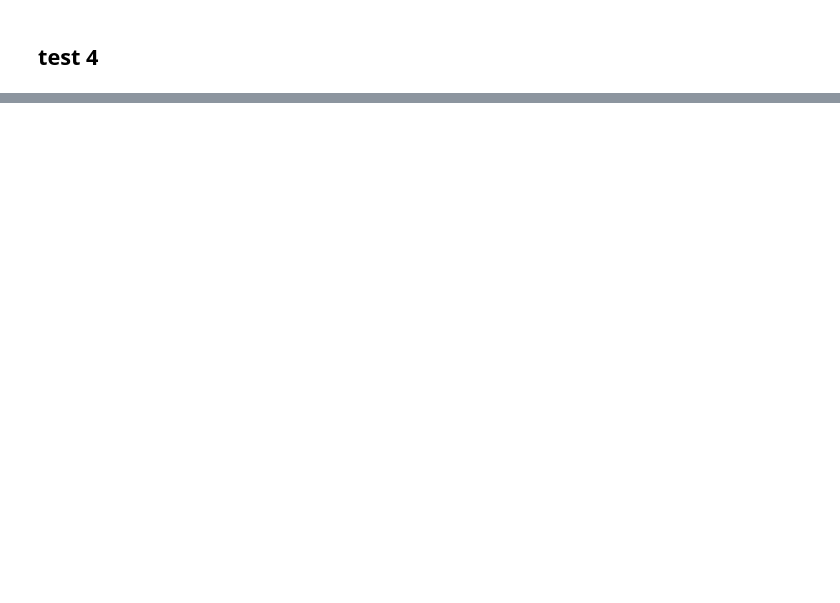
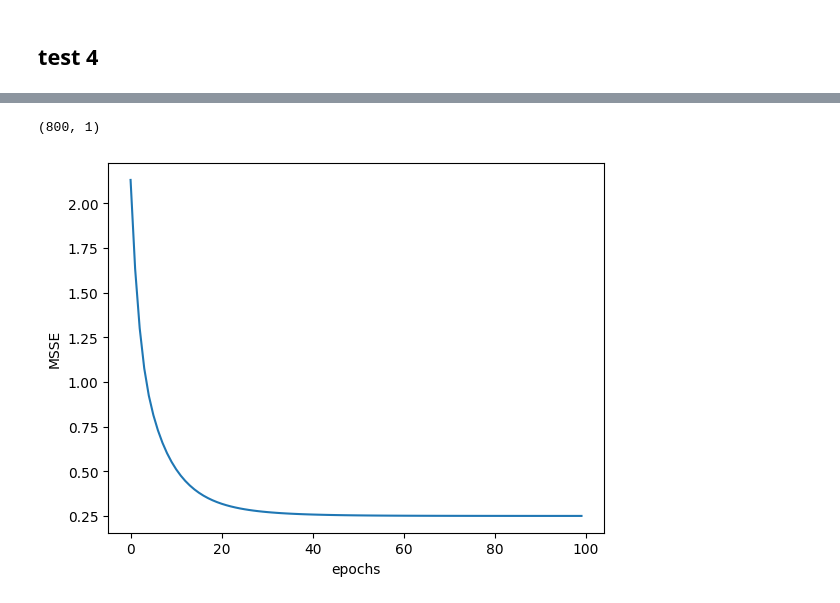
Before and after one commit to mohamadghoroobi/Deep_Learning_Review, a Jupyter notebook: 08_LSTM_Application/testCell.ipynb, the cells around one changed output, grey strips where cells are left out. Drawn from its saved outputs; the diff is of its cells as text; code cells hidden in the pictures; blank space fills up the shorter version.

Commit message:
backward func debugged, backward finished and checked.

```diff
--- a/08_LSTM_Application/testCell.ipynb
+++ b/08_LSTM_Application/testCell.ipynb
@@ -49,0 +67,9 @@ for f in lstm.F:
+# %%
+from LSTM import *
+
+n_neurons = 200
+lstm = LSTM(n_neurons)
+T = max(X_t.shape)
+# %%
+lstm.forward(X_t)
+H = lstm.H
@@ -49,0 +82,2 @@ for f in lstm.F:
+# %%
+H = np.array(H)
@@ -49,0 +90,3 @@ for f in lstm.F:
+# %%
+H = H.reshape((H.shape[0], H.shape[1]))
+# (801, 200)
@@ -49,0 +128,63 @@ for f in lstm.F:
+# %%
+dense2 = Layer_Dense(T, 1)
+print(dense2.weights.shape)
+# %% [output]
+(800, 1)
+# %%
+dense1 = Layer_Dense(n_neurons, T)
+dense2 = Layer_Dense(T, 1)
+
+lr = 1e-5
+n_epoch = 100
+Monitor = np.zeros((100))
+
+for n in range(n_epoch):
+    lstm.forward(X_t)
+    H = np.array(lstm.H)
+    H = H.reshape((H.shape[0], H.shape[1]))
+
+    dense1.forward(H[1:, :])
+    dense2.forward(dense1.output)
+
+    Y_hat = dense2.output
+
+    dY = Y_hat - Y_t
+
+    L  = float(0.5 * np.dot(dY.T, dY)/T)
+
+    Monitor[n] = L
+
+    dense2.backward(dY)
+    dense1.backward(dense2.dinputs)
+
+    lstm.backward(dense1.dinputs)
+
+    dense1.weights -= lr * dense1.dweights
+    dense2.weights -= lr * dense2.dweights
+
+    dense1.biases -= lr * dense1.dbiases
+    dense2.biases -= lr * dense2.dbiases
+
+    lstm.Uf -= lr * lstm.dUf
+    lstm.Ui -= lr * lstm.dUi
+    lstm.Uo -= lr * lstm.dUo
+    lstm.Ug -= lr * lstm.dUg
+
+    lstm.Wf -= lr * lstm.dWf
+    lstm.Wi -= lr * lstm.dWi
+    lstm.Wo -= lr * lstm.dWo
+    lstm.Wg -= lr * lstm.dWg
+
+    lstm.bf -= lr * lstm.dbf
+    lstm.bi -= lr * lstm.dbi
+    lstm.bo -= lr * lstm.dbo
+    lstm.bg -= lr * lstm.dbg
+
+    # print(f'current MSSE = {L: 0.3f} \n')
+
+plt.plot(range(n_epoch), Monitor)
+plt.xlabel("epochs")
+plt.ylabel("MSSE")
+plt.show()
+# %% [output]
+[figure, added]
```
Also changed, not shown: parts of 13 cells of this notebook, 1 other file.
